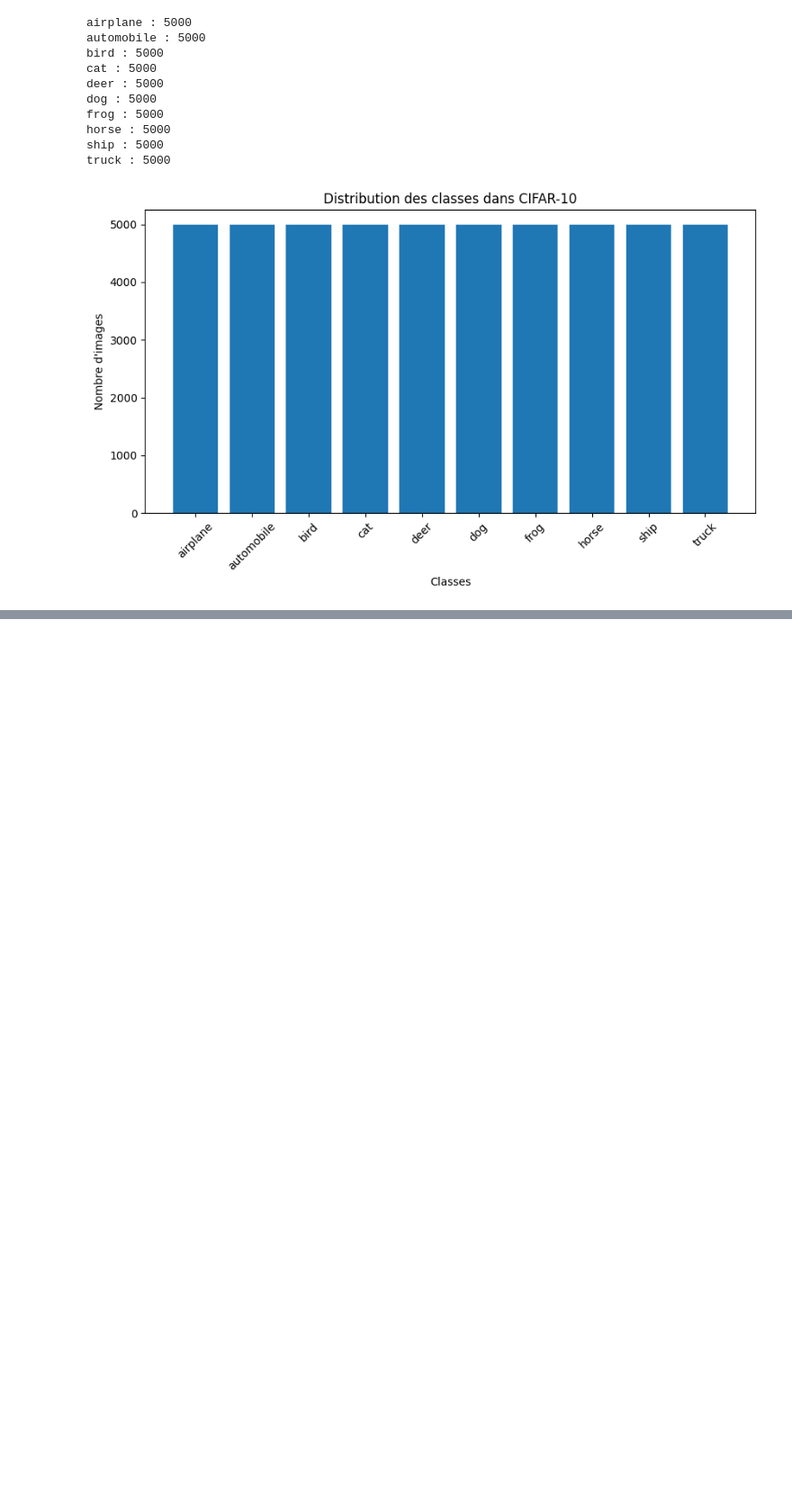
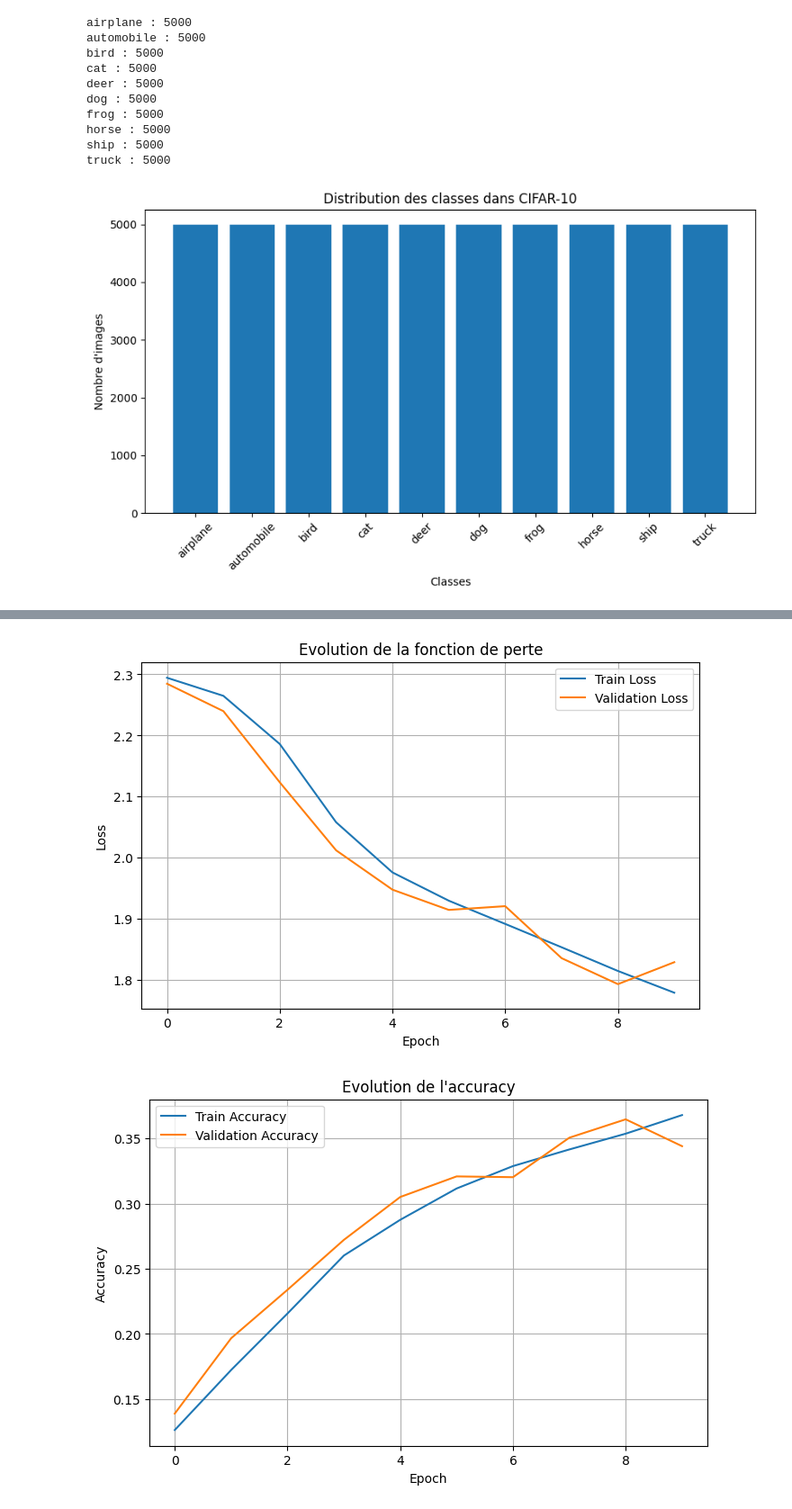
Before and after one commit to RaymCharles/Projet-CNN, a Jupyter notebook: Projet_ML.ipynb, the cells around one changed output, grey strips where cells are left out. Shown at 90% size. Drawn from its saved outputs; the diff is of its cells as text; code cells hidden in the pictures; blank space fills up the shorter version.

Commit message:
Add training history visualization

```diff
--- a/Projet_ML.ipynb
+++ b/Projet_ML.ipynb
@@ -221,0 +288,11 @@ L’analyse de la distribution des classes est importante avant l’entraînemen
+# %%
+# Entraînement du modèle
+
+history_lenet5_sgd = lenet5_model.fit(
+    X_train,
+    y_train_cat,
+    epochs=10,
+    batch_size=64,
+    validation_data=(X_test, y_test_cat),
+    verbose=1
+)
@@ -221,0 +320,35 @@ L’analyse de la distribution des classes est importante avant l’entraînemen
+# %%
+# Fonction d'affichage des courbes d'apprentissage
+
+def plot_history(history):
+
+    # Courbe de loss
+    plt.figure(figsize=(8, 5))
+    plt.plot(history.history['loss'], label='Train Loss')
+    plt.plot(history.history['val_loss'], label='Validation Loss')
+
+    plt.title('Evolution de la fonction de perte')
+    plt.xlabel('Epoch')
+    plt.ylabel('Loss')
+    plt.legend()
+    plt.grid(True)
+    plt.show()
+
+    # Courbe d'accuracy
+    plt.figure(figsize=(8, 5))
+    plt.plot(history.history['accuracy'], label='Train Accuracy')
+    plt.plot(history.history['val_accuracy'], label='Validation Accuracy')
+
+    plt.title("Evolution de l'accuracy")
+    plt.xlabel('Epoch')
+    plt.ylabel('Accuracy')
+    plt.legend()
+    plt.grid(True)
+    plt.show()
+# %%
+# Affichage des courbes pour LeNet5 + SGD
+
+plot_history(history_lenet5_sgd)
+# %% [output]
+[figure, added]
+[figure, added]
```
Also changed, not shown: parts of 7 cells of this notebook.
